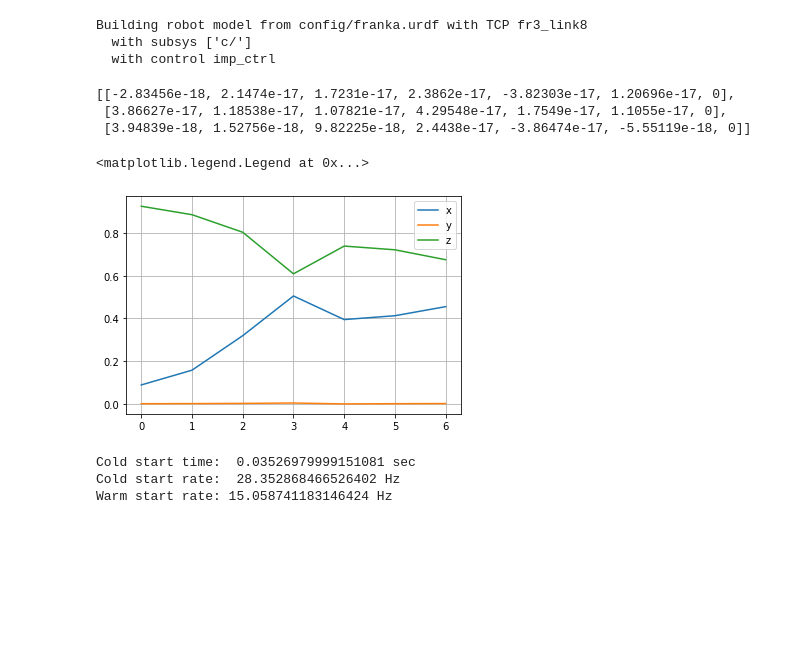
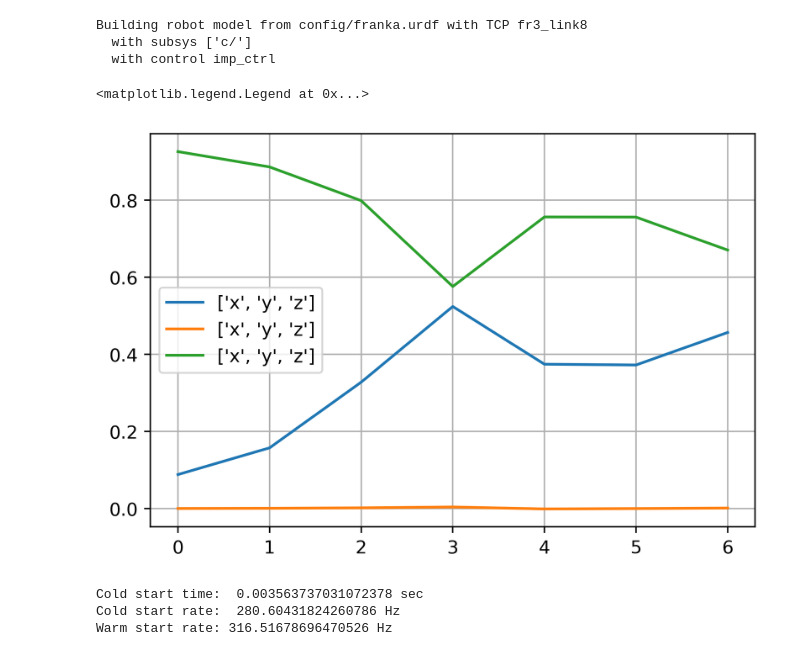
Before and after one commit to sehoon74/contact_mpc, a Jupyter notebook: test_mpc.ipynb, the cells around one changed output. Cells and saved outputs as stored; diff of their text form; code cells hidden in the pictures; blank space fills up the shorter version.

```diff
--- a/test_mpc.ipynb
+++ b/test_mpc.ipynb
@@ -53,28 +50,23 @@ params = {'q': ca.DM.zeros(7),
 res = mpc.solve(params)
 res['imp_stiff'] = params['imp_stiff']
 traj = rob.get_ext_state(res)
-brobot
-# %% [output]
-[[-2.83456e-18, 2.1474e-17, 1.7231e-17, 2.3862e-17, -3.82303e-17, 1.20696e-17, 0],
- [3.86627e-17, 1.18538e-17, 1.07821e-17, 4.29548e-17, 1.7549e-17, 1.1055e-17, 0],
- [3.94839e-18, 1.52756e-18, 9.82225e-18, 2.4438e-17, -3.86474e-17, -5.55119e-18, 0]]
 # %%
 import matplotlib.pyplot as plt
 import numpy as np
 
-p = np.squeeze(np.array(traj['p']))
+p = np.squeeze(np.array(traj['p'].T))
 plt.plot(p, label=['x', 'y', 'z'])
 plt.legend()
 # %% [output]
 <matplotlib.legend.Legend at 0x...>
-[figure, old version]
+[figure, new version]
 # %%
 import time
 N = 100
 times = []
 
 for _ in range(N):
-    params['init_state'] += 0.05*np.random.randn(14) # perturb initial state
+    params['q'] += 0.05*np.random.randn(7) # perturb initial state
     tic = time.perf_counter()
     sol = mpc.solve(params)
     times.append(time.perf_counter()-tic)
@@ -83,9 +75,9 @@ print(f'Cold start time:  {times[0]} sec')
 print(f'Cold start rate:  {1/times[0]} Hz')
 print(f'Warm start rate: {1/np.mean(times[1:])} Hz')
 # %% [output]
-Cold start time:  0.03526979999151081 sec
-Cold start rate:  28.352868466526402 Hz
-Warm start rate: 15.058741183146424 Hz
+Cold start time:  0.003563737031072378 sec
+Cold start rate:  280.60431824260786 Hz
+Warm start rate: 316.51678696470526 Hz
 # %%
 from robot import Robot
 from contact import Contact
```
Also changed, not shown: parts of 2 cells of this notebook, 4 other files.
